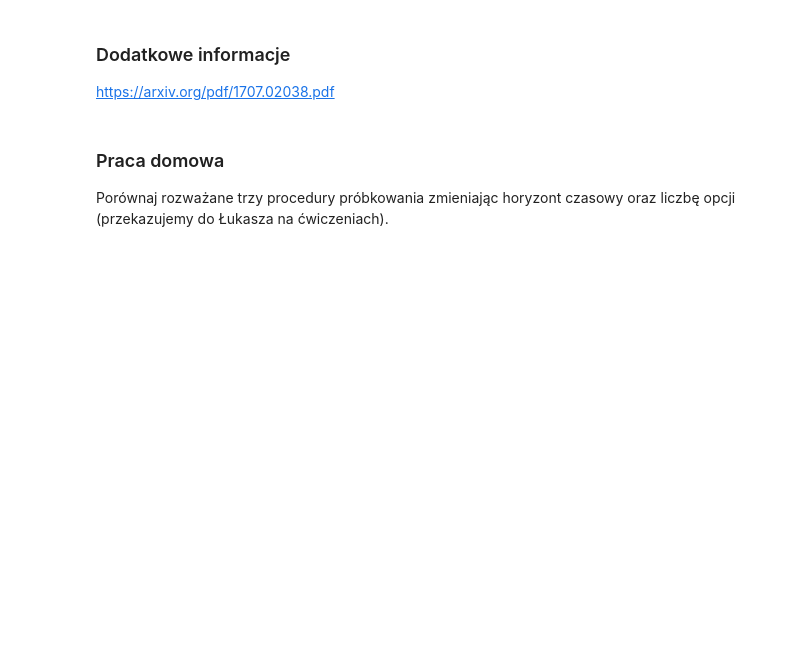
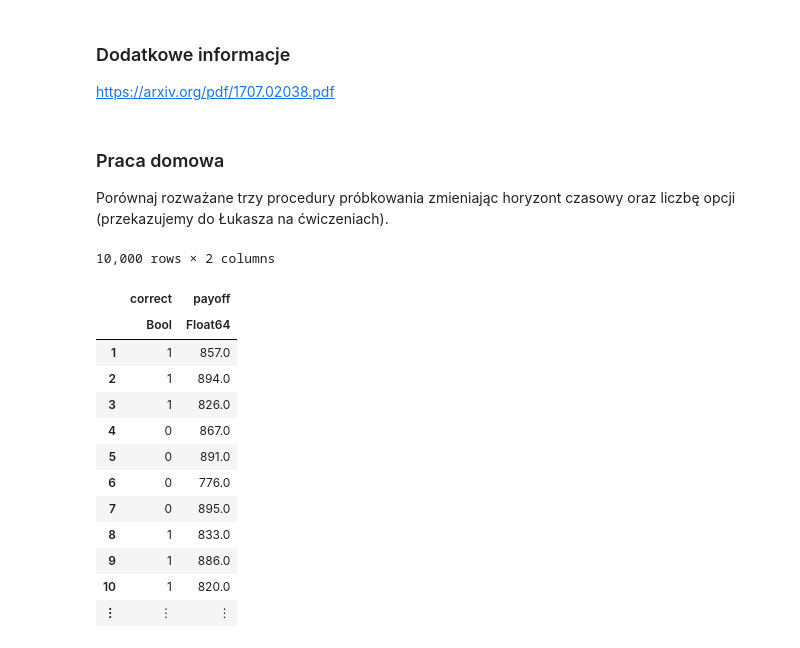
Before and after one commit to kosmobiker/SGH, a Jupyter notebook: AgentModeling/ab_testing.ipynb, the cells around one changed output. Drawn from its saved outputs; the diff is of its cells as text; code cells hidden in the pictures; blank space fills up the shorter version.

```diff
--- a/AgentModeling/ab_testing.ipynb
+++ b/AgentModeling/ab_testing.ipynb
@@ -408,3 +405,22 @@ https://arxiv.org/pdf/1707.02038.pdf
 ### Praca domowa
 
 Porównaj rozważane trzy procedury próbkowania zmieniając horyzont czasowy oraz liczbę opcji (przekazujemy do Łukasza na ćwiczeniach).
+# %%
+df_unif = DataFrame([experiment(100, 1000, Unif()) for i in 1:10000])
+df_greedy = DataFrame([experiment(100, 1000, Greedy()) for i in 1:10000])
+df_thompson = DataFrame([experiment(100, 1000, Thompson()) for i in 1:10000])
+# %% [output]
+10,000 rows × 2 columns
+|  | correct | payoff |
+|  | Bool | Float64 |
+| 1 | 1 | 857.0 |
+| 2 | 1 | 894.0 |
+| 3 | 1 | 826.0 |
+| 4 | 0 | 867.0 |
+| 5 | 0 | 891.0 |
+| 6 | 0 | 776.0 |
+| 7 | 0 | 895.0 |
+| 8 | 1 | 833.0 |
+| 9 | 1 | 886.0 |
+| 10 | 1 | 820.0 |
+| ⋮ | ⋮ | ⋮ |
```
Also changed, not shown: parts of 25 cells of this notebook.
